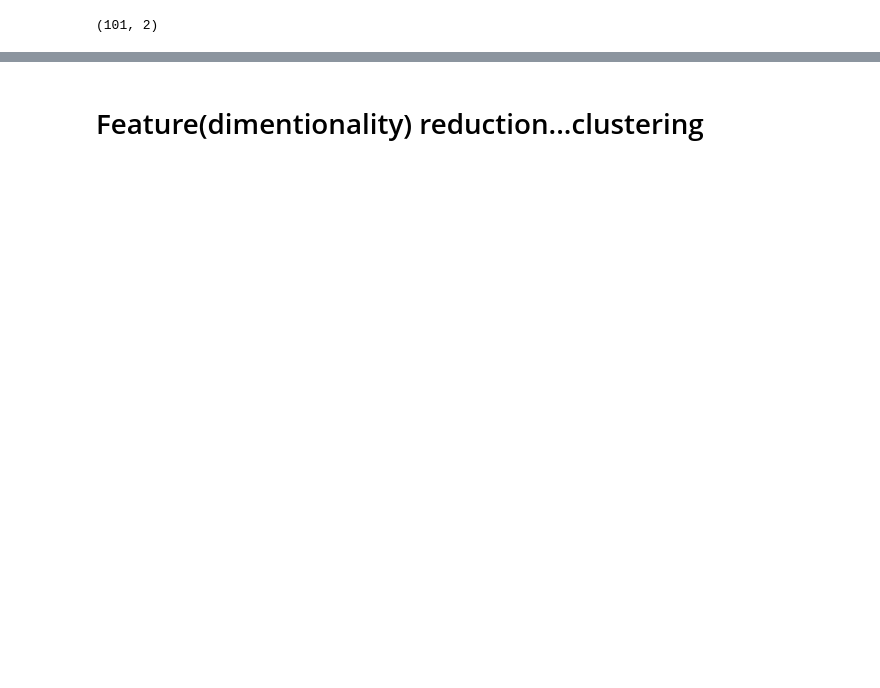
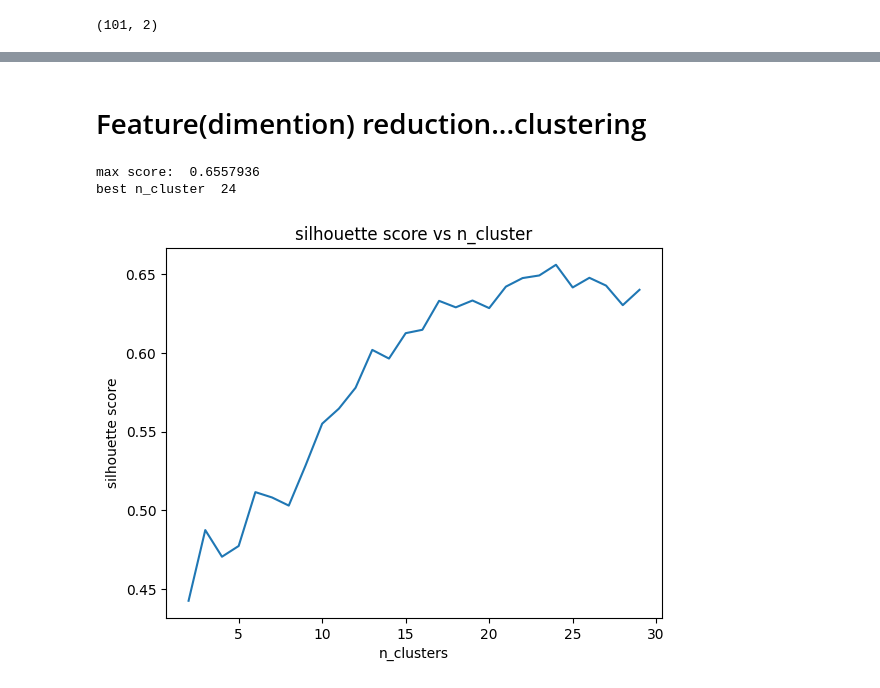
Before and after one commit to joseph-tharwat/stackoverflowDeveloper, a Jupyter notebook: notebooks/4_feature_engineering.ipynb, the cells around one changed output, grey strips where cells are left out. Saved outputs shown, nothing was run; the diff lists cells and outputs as text; code cells hidden in the pictures; blank space fills up the shorter version.

Commit message:
clustering and feature engineering

```diff
--- a/notebooks/4_feature_engineering.ipynb
+++ b/notebooks/4_feature_engineering.ipynb
@@ -122,4 +139,35 @@ fig.update_layout(title="skills in 2 dimentions",
                   width=1000,
                   height=1000)
 # %% [markdown]
-# Feature(dimentionality) reduction...clustering
+# Feature(dimention) reduction...clustering
+# %%
+max_score = 0
+best_model = None
+best_n_clusters = 0
+scores = []
+for k in range(2,30):
+    cluster_model = AgglomerativeClustering(n_clusters=k)
+    clusters_labels = cluster_model.fit_predict(df_skills_tsne)
+
+    score = silhouette_score(df_skills_tsne, clusters_labels)
+    scores.append(score)
+
+    if(np.max(scores) > max_score):
+        best_model = cluster_model
+        best_n_clusters = k
+        max_score = np.max(scores)
+
+
+print("max score: ", max_score)
+print("best n_cluster ", best_n_clusters)
+# %% [output]
+max score:  0.6557936
+best n_cluster  24
+# %%
+plt.plot(range(2,30), scores)
+plt.xlabel("n_clusters")
+plt.ylabel("silhouette score")
+plt.title("silhouette score vs n_cluster")
+plt.show()
+# %% [output]
+[figure, added]
```
Also changed, not shown: parts of 10 cells of this notebook, 1 other file.
